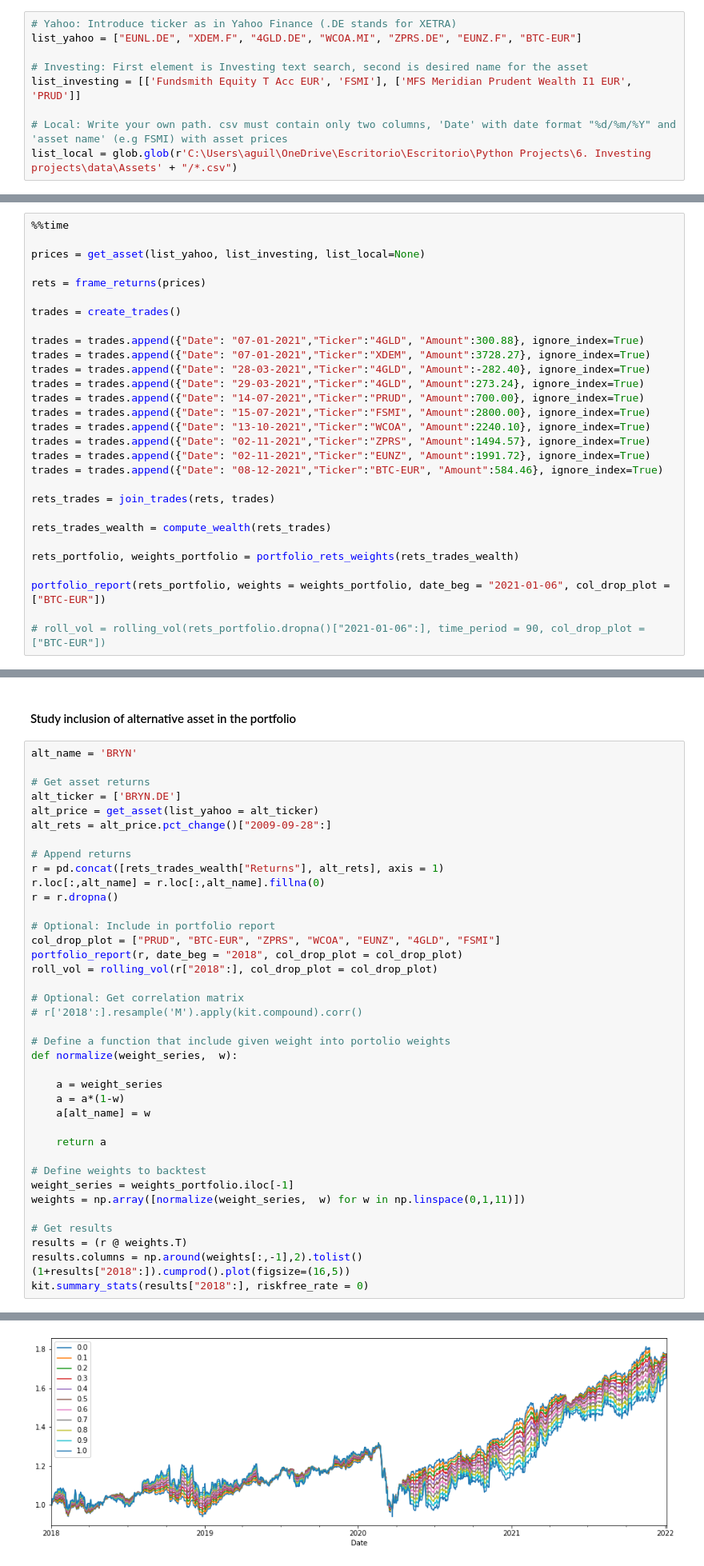
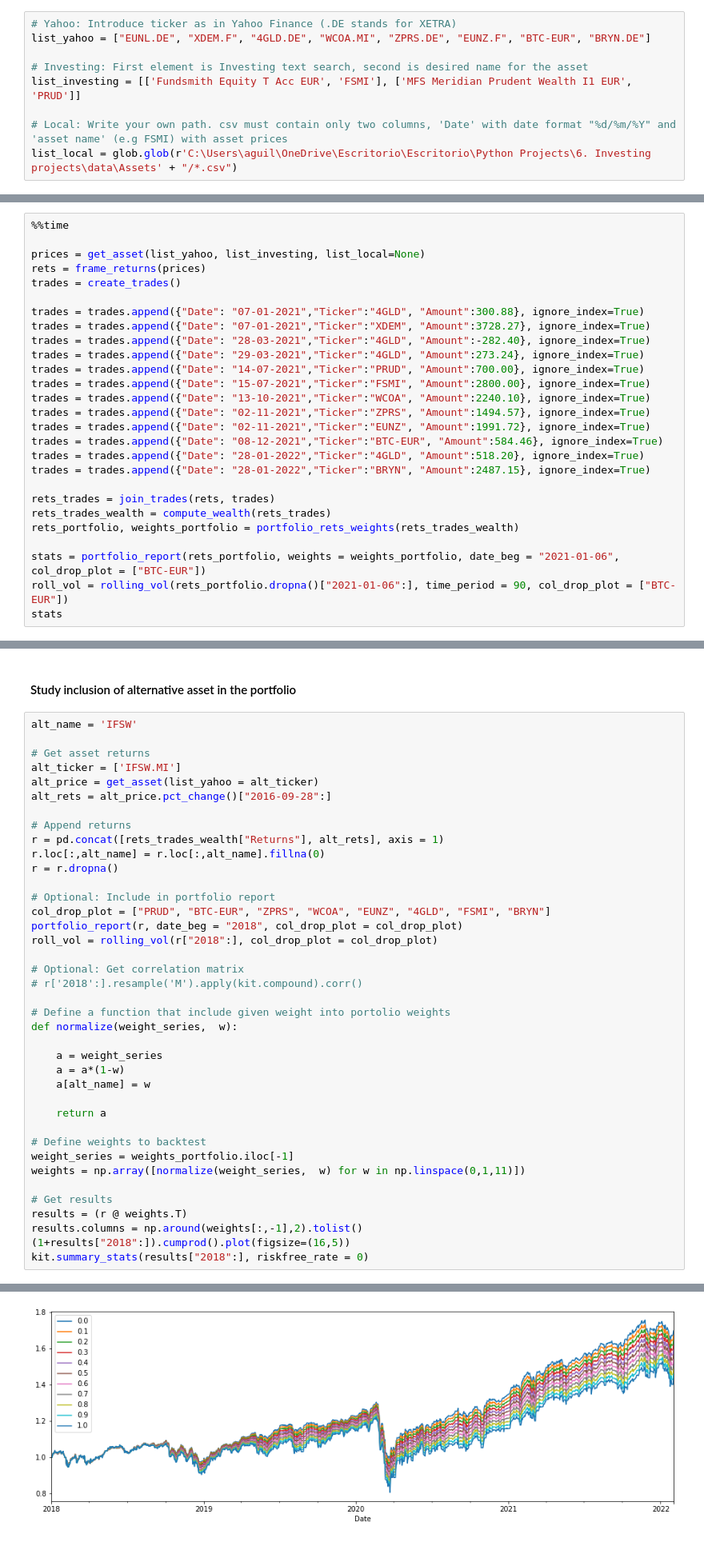
Before and after one commit to jaimeaguilera/Investing-projects, a Jupyter notebook: tracker.ipynb, the cells around one changed output, grey strips where cells are left out. Shown at 80% size. Saved outputs shown, nothing was run; the diff lists cells and outputs as text.

```diff
--- a/tracker.ipynb
+++ b/tracker.ipynb
@@ -156,7 +156,7 @@ def portfolio_report(df, weights = None, date_beg = None, date_end = None, col_d
 #### Parameters initialization
 # %%
 # Yahoo: Introduce ticker as in Yahoo Finance (.DE stands for XETRA)
-list_yahoo = ["EUNL.DE", "XDEM.F", "4GLD.DE", "WCOA.MI", "ZPRS.DE", "EUNZ.F", "BTC-EUR"]
+list_yahoo = ["EUNL.DE", "XDEM.F", "4GLD.DE", "WCOA.MI", "ZPRS.DE", "EUNZ.F", "BTC-EUR", "BRYN.DE"]
 
 # Investing: First element is Investing text search, second is desired name for the asset
 list_investing = [['Fundsmith Equity T Acc EUR', 'FSMI'], ['MFS Meridian Prudent Wealth I1 EUR', 'PRUD']]
@@ -169,9 +169,7 @@ list_local = glob.glob(r'C:\Users\aguil\OneDrive\Escritorio\Escritorio\Python Pr
 %%time
 
 prices = get_asset(list_yahoo, list_investing, list_local=None)
-
 rets = frame_returns(prices)
-
 trades = create_trades()
 
 trades = trades.append({"Date": "07-01-2021","Ticker":"4GLD", "Amount":300.88}, ignore_index=True)
@@ -184,14 +182,14 @@ trades = trades.append({"Date": "13-10-2021","Ticker":"WCOA", "Amount":2240.10},
 trades = trades.append({"Date": "02-11-2021","Ticker":"ZPRS", "Amount":1494.57}, ignore_index=True)
 trades = trades.append({"Date": "02-11-2021","Ticker":"EUNZ", "Amount":1991.72}, ignore_index=True)
 trades = trades.append({"Date": "08-12-2021","Ticker":"BTC-EUR", "Amount":584.46}, ignore_index=True)
+trades = trades.append({"Date": "28-01-2022","Ticker":"4GLD", "Amount":518.20}, ignore_index=True)
+trades = trades.append({"Date": "28-01-2022","Ticker":"BRYN", "Amount":2487.15}, ignore_index=True)
 
 rets_trades = join_trades(rets, trades)
-
 rets_trades_wealth = compute_wealth(rets_trades)
-
 rets_portfolio, weights_portfolio = portfolio_rets_weights(rets_trades_wealth)
 
-portfolio_report(rets_portfolio, weights = weights_portfolio, date_beg = "2021-01-06", col_drop_plot = ["BTC-EUR"])
-
-# roll_vol = rolling_vol(rets_portfolio.dropna()["2021-01-06":], time_period = 90, col_drop_plot = ["BTC-EUR"])
+stats = portfolio_report(rets_portfolio, weights = weights_portfolio, date_beg = "2021-01-06", col_drop_plot = ["BTC-EUR"])
+roll_vol = rolling_vol(rets_portfolio.dropna()["2021-01-06":], time_period = 90, col_drop_plot = ["BTC-EUR"])
+stats
 # %% [output]
@@ -291,12 +309,12 @@ rolling_corr(r, time_period = 12, col = 'EUNL')
 # %% [markdown]
 #### Study inclusion of alternative asset in the portfolio
 # %%
-alt_name = 'BRYN'
+alt_name = 'IFSW'
 
 # Get asset returns
-alt_ticker = ['BRYN.DE']
+alt_ticker = ['IFSW.MI']
 alt_price = get_asset(list_yahoo = alt_ticker)
-alt_rets = alt_price.pct_change()["2009-09-28":]
+alt_rets = alt_price.pct_change()["2016-09-28":]
 
 # Append returns
 r = pd.concat([rets_trades_wealth["Returns"], alt_rets], axis = 1)
@@ -304,7 +322,7 @@ r.loc[:,alt_name] = r.loc[:,alt_name].fillna(0)
 r = r.dropna()
 
 # Optional: Include in portfolio report
-col_drop_plot = ["PRUD", "BTC-EUR", "ZPRS", "WCOA", "EUNZ", "4GLD", "FSMI"]
+col_drop_plot = ["PRUD", "BTC-EUR", "ZPRS", "WCOA", "EUNZ", "4GLD", "FSMI", "BRYN"]
 portfolio_report(r, date_beg = "2018", col_drop_plot = col_drop_plot)
 roll_vol = rolling_vol(r["2018":], col_drop_plot = col_drop_plot)
 
@@ -348 +366 @@ kit.summary_stats(results["2018":], riskfree_rate = 0)
-[figure, old version]
+[figure, new version]
```
Also changed, not shown: parts of 4 cells of this notebook.
